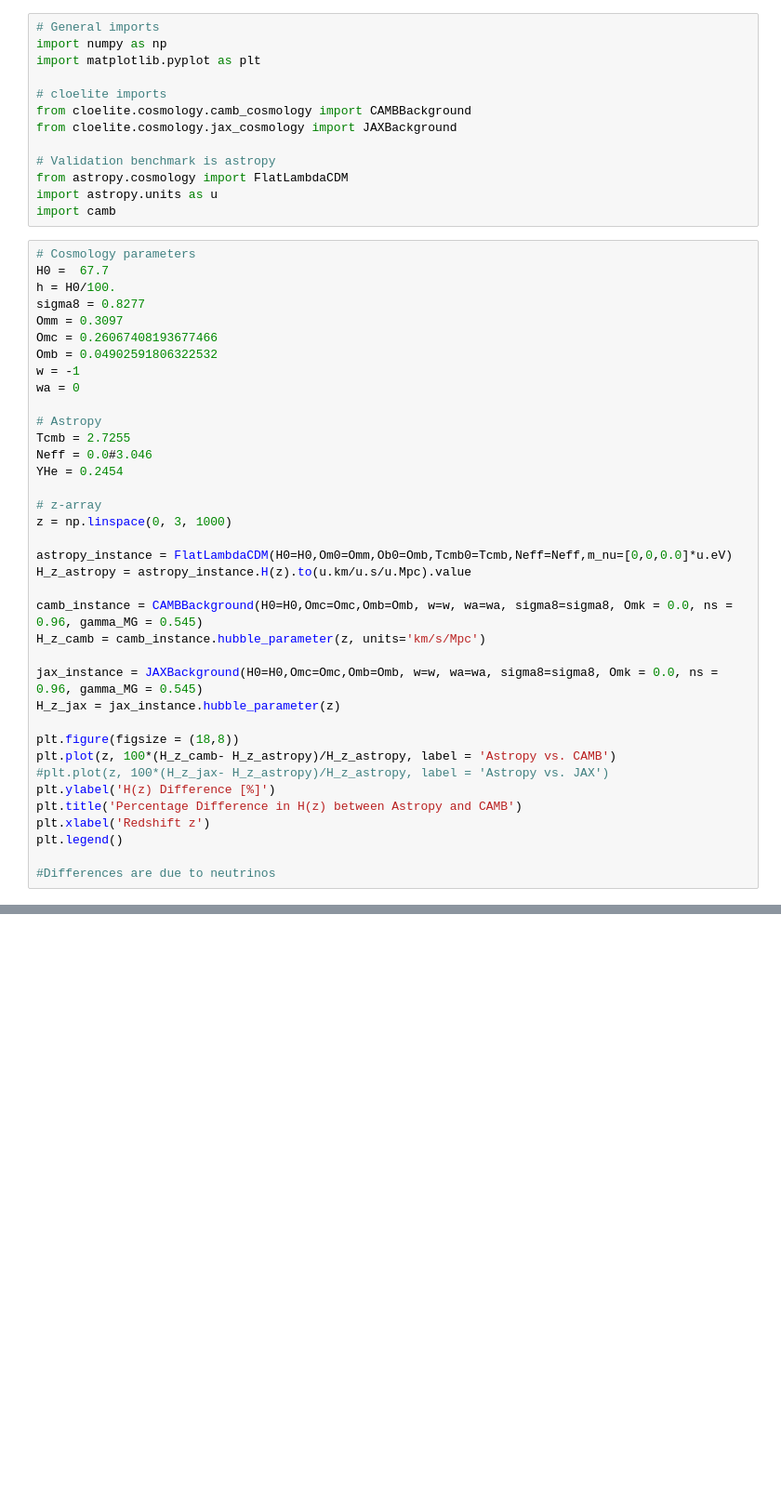
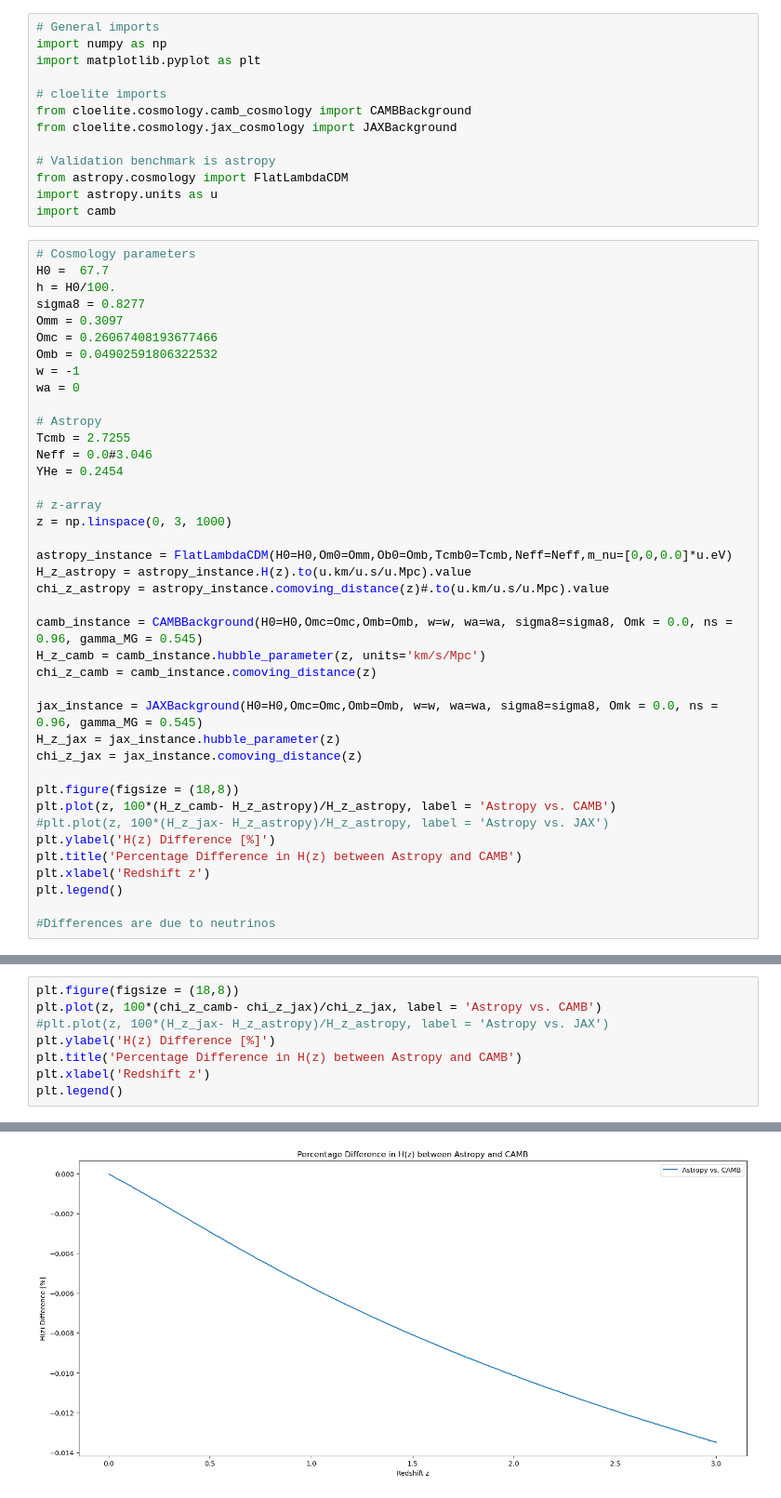
Before and after one commit to cloe-org/cloelib, a Jupyter notebook: notebooks/cosmology/cosmology_validation.ipynb, the cells around one changed output, grey strips where cells are left out. Shown at 93% size. Drawn from its saved outputs; the diff is of its cells as text; blank space fills up the shorter version.

```diff
--- a/notebooks/cosmology/cosmology_validation.ipynb
+++ b/notebooks/cosmology/cosmology_validation.ipynb
@@ -32,12 +32,15 @@ z = np.linspace(0, 3, 1000)
 
 astropy_instance = FlatLambdaCDM(H0=H0,Om0=Omm,Ob0=Omb,Tcmb0=Tcmb,Neff=Neff,m_nu=[0,0,0.0]*u.eV)
 H_z_astropy = astropy_instance.H(z).to(u.km/u.s/u.Mpc).value
+chi_z_astropy = astropy_instance.comoving_distance(z)#.to(u.km/u.s/u.Mpc).value
 
 camb_instance = CAMBBackground(H0=H0,Omc=Omc,Omb=Omb, w=w, wa=wa, sigma8=sigma8, Omk = 0.0, ns = 0.96, gamma_MG = 0.545)
 H_z_camb = camb_instance.hubble_parameter(z, units='km/s/Mpc')
+chi_z_camb = camb_instance.comoving_distance(z)
 
 jax_instance = JAXBackground(H0=H0,Omc=Omc,Omb=Omb, w=w, wa=wa, sigma8=sigma8, Omk = 0.0, ns = 0.96, gamma_MG = 0.545)
 H_z_jax = jax_instance.hubble_parameter(z)
+chi_z_jax = jax_instance.comoving_distance(z)
 
 plt.figure(figsize = (18,8))
 plt.plot(z, 100*(H_z_camb- H_z_astropy)/H_z_astropy, label = 'Astropy vs. CAMB')
@@ -53,0 +68,9 @@ plt.legend()
+# %%
+plt.figure(figsize = (18,8))
+plt.plot(z, 100*(chi_z_camb- chi_z_jax)/chi_z_jax, label = 'Astropy vs. CAMB')
+#plt.plot(z, 100*(H_z_jax- H_z_astropy)/H_z_astropy, label = 'Astropy vs. JAX')
+plt.ylabel('H(z) Difference [%]')
+plt.title('Percentage Difference in H(z) between Astropy and CAMB')
+plt.xlabel('Redshift z')
+plt.legend()
+# %% [output]
@@ -53,0 +78 @@ plt.legend()
+[figure, added]
```
Also changed, not shown: parts of 3 cells of this notebook, 3 other files.
